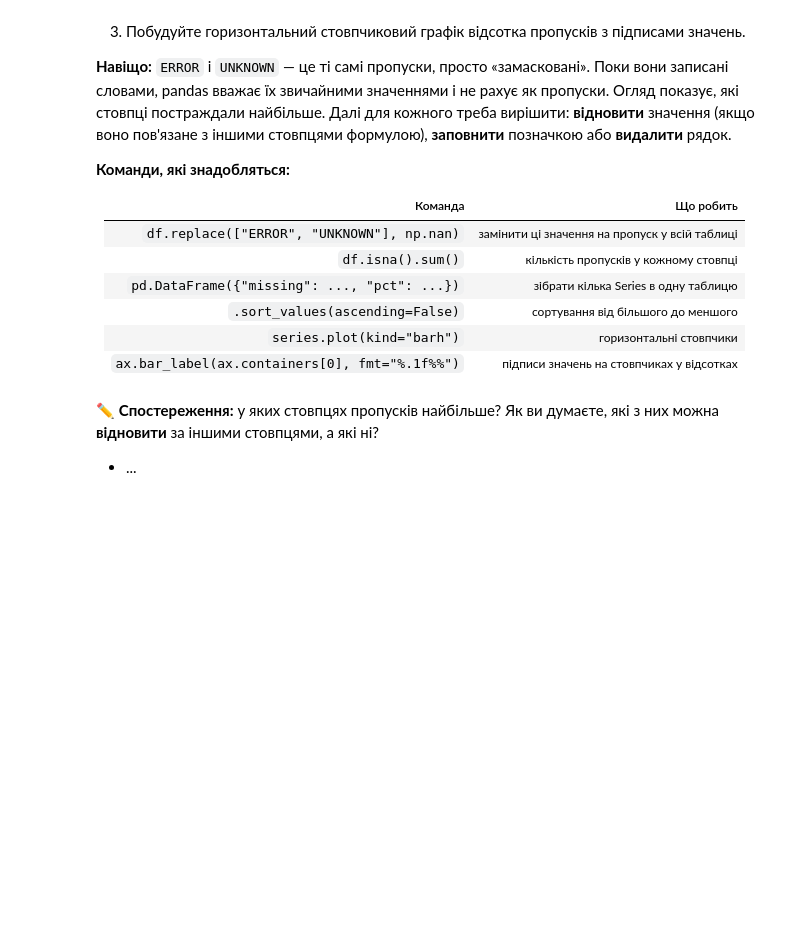
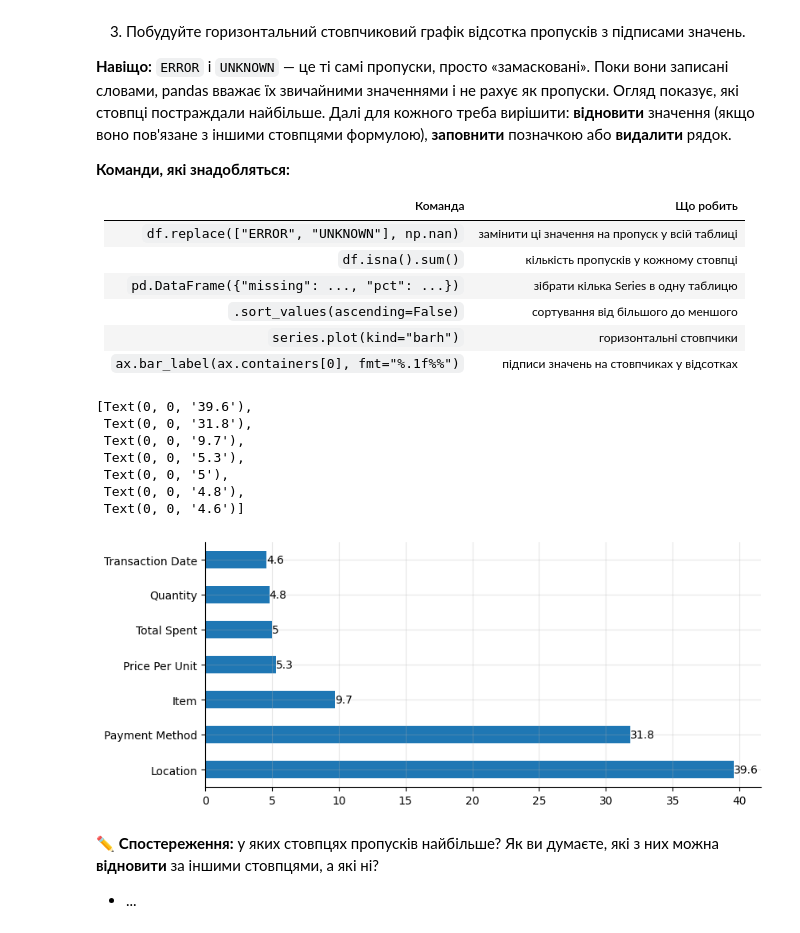
Before and after one commit to UlkaBo/Cafe_sales_DTA26_2, a Jupyter notebook: Pandas_lesson_34_03_11_26_training_project_cafe_sales.ipynb, the cells around one changed output. Drawn from its saved outputs; the diff is of its cells as text; code cells hidden in the pictures; blank space fills up the shorter version.

```diff
--- a/Pandas_lesson_34_03_11_26_training_project_cafe_sales.ipynb
+++ b/Pandas_lesson_34_03_11_26_training_project_cafe_sales.ipynb
@@ -232,3 +262,19 @@ array(['ERROR', 'UNKNOWN', nan], dtype=object)
+# %%
+df = df.replace(["ERROR", "UNKNOWN"], np.nan)
+missing = df.isna().sum()
+missing_pct = (missing / len(df) * 100).round(1)
+missing_report = pd.DataFrame({"missing": missing, "pct": missing_pct})
+ax = missing_pct[missing_pct > 0].sort_values(ascending = False).plot(kind='barh')
+ax.bar_label(ax.containers[0])
+# %% [output]
+[Text(0, 0, '39.6'),
+ Text(0, 0, '31.8'),
+ Text(0, 0, '9.7'),
+ Text(0, 0, '5.3'),
+ Text(0, 0, '5'),
+ Text(0, 0, '4.8'),
+ Text(0, 0, '4.6')]
+[figure, added]
 # %% [markdown]
 ✏️ **Спостереження:** у яких стовпцях пропусків найбільше? Як ви думаєте, які з них можна **відновити** за іншими стовпцями, а які ні?
 
```
Also changed, not shown: parts of 14 cells of this notebook.
